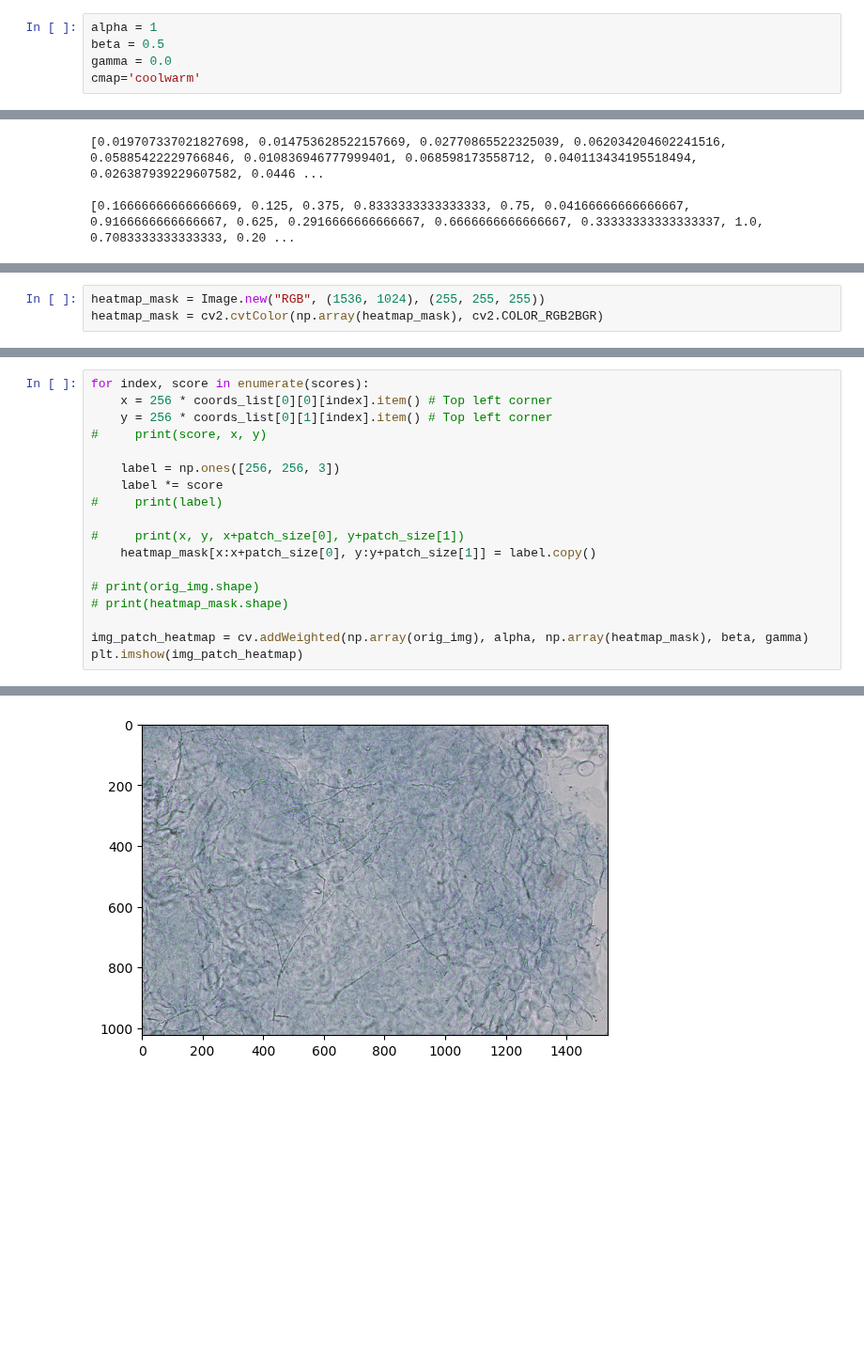
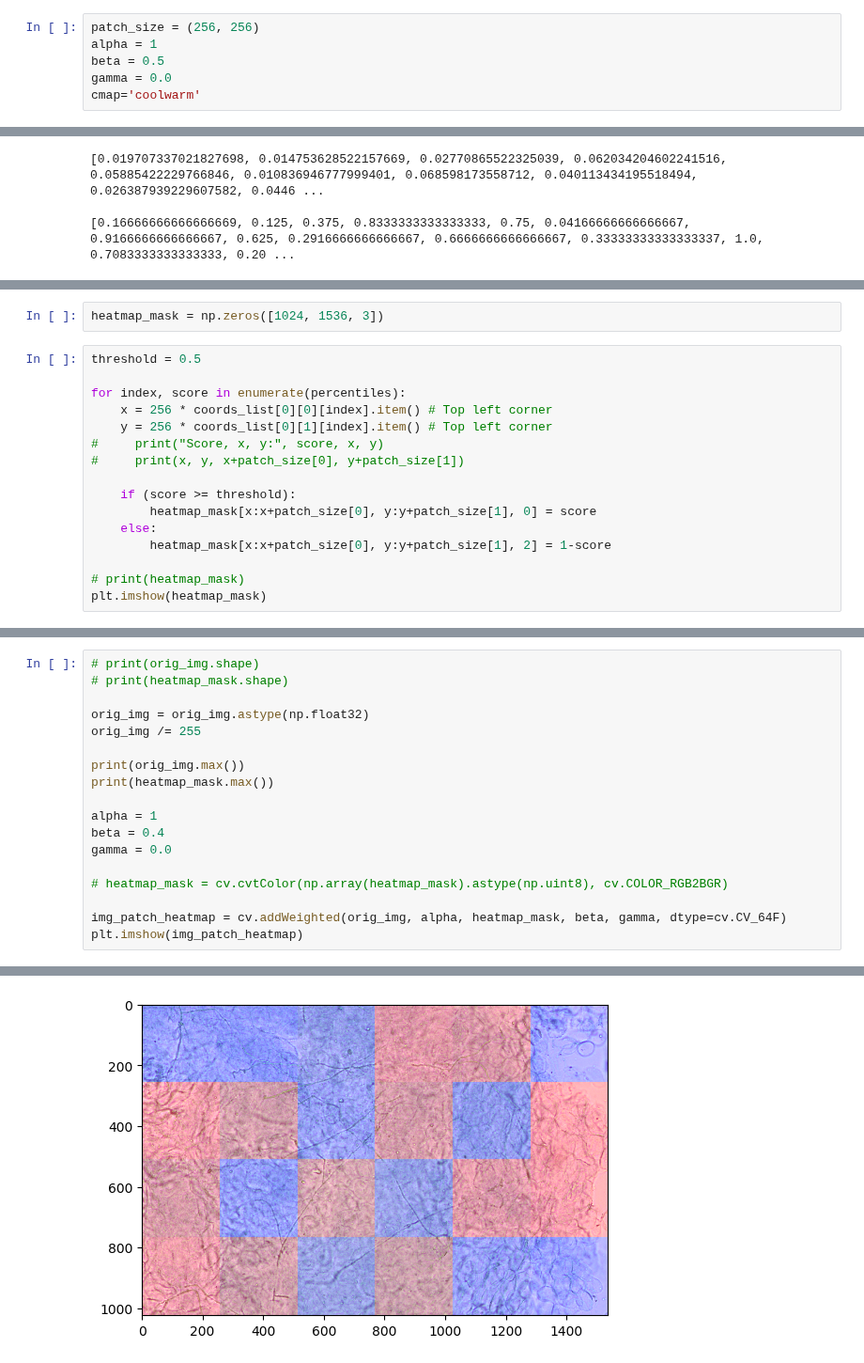
Before and after one commit to AshrithSagar/CLAM-Fungal, a Jupyter notebook: draw_heatmaps_3.ipynb, the cells around one changed output, grey strips where cells are left out. Shown at 94% size. Drawn from its saved outputs; the diff is of its cells as text; blank space fills up the shorter version.

Commit message:
cv2 heatmap fix

```diff
--- a/draw_heatmaps_3.ipynb
+++ b/draw_heatmaps_3.ipynb
@@ -34,6 +34,7 @@ save_path = os.path.join(results_dir, exp_code, "heatmaps")
 if not os.path.isdir(save_path):
     os.mkdir(save_path)
 # %%
+patch_size = (256, 256)
 alpha = 1
 beta = 0.5
 gamma = 0.0
@@ -73,3 +77,18 @@ print(percentiles)
 # %%
-heatmap_mask = Image.new("RGB", (1536, 1024), (255, 255, 255))
-heatmap_mask = cv2.cvtColor(np.array(heatmap_mask), cv2.COLOR_RGB2BGR)
+heatmap_mask = np.zeros([1024, 1536, 3])
+# %%
+threshold = 0.5
+
+for index, score in enumerate(percentiles):
+    x = 256 * coords_list[0][0][index].item() # Top left corner
+    y = 256 * coords_list[0][1][index].item() # Top left corner
+#     print("Score, x, y:", score, x, y)
+#     print(x, y, x+patch_size[0], y+patch_size[1])
+
+    if (score >= threshold):
+        heatmap_mask[x:x+patch_size[0], y:y+patch_size[1], 0] = score
+    else:
+        heatmap_mask[x:x+patch_size[0], y:y+patch_size[1], 2] = 1-score
+
+# print(heatmap_mask)
+plt.imshow(heatmap_mask)
@@ -76,19 +98,19 @@ heatmap_mask = cv2.cvtColor(np.array(heatmap_mask), cv2.COLOR_RGB2BGR)
 # %%
-for index, score in enumerate(scores):
-    x = 256 * coords_list[0][0][index].item() # Top left corner
-    y = 256 * coords_list[0][1][index].item() # Top left corner
-#     print(score, x, y)
-
-    label = np.ones([256, 256, 3])
-    label *= score
-#     print(label)
-
-#     print(x, y, x+patch_size[0], y+patch_size[1])
-    heatmap_mask[x:x+patch_size[0], y:y+patch_size[1]] = label.copy()
-
 # print(orig_img.shape)
 # print(heatmap_mask.shape)
 
-img_patch_heatmap = cv.addWeighted(np.array(orig_img), alpha, np.array(heatmap_mask), beta, gamma)
+orig_img = orig_img.astype(np.float32)
+orig_img /= 255
+
+print(orig_img.max())
+print(heatmap_mask.max())
+
+alpha = 1
+beta = 0.4
+gamma = 0.0
+
+# heatmap_mask = cv.cvtColor(np.array(heatmap_mask).astype(np.uint8), cv.COLOR_RGB2BGR)
+
+img_patch_heatmap = cv.addWeighted(orig_img, alpha, heatmap_mask, beta, gamma, dtype=cv.CV_64F)
 plt.imshow(img_patch_heatmap)
 # %% [output]
@@ -96 +121 @@ plt.imshow(img_patch_heatmap)
-[figure, old version]
+[figure, new version]
```
Also changed, not shown: parts of 4 cells of this notebook.
